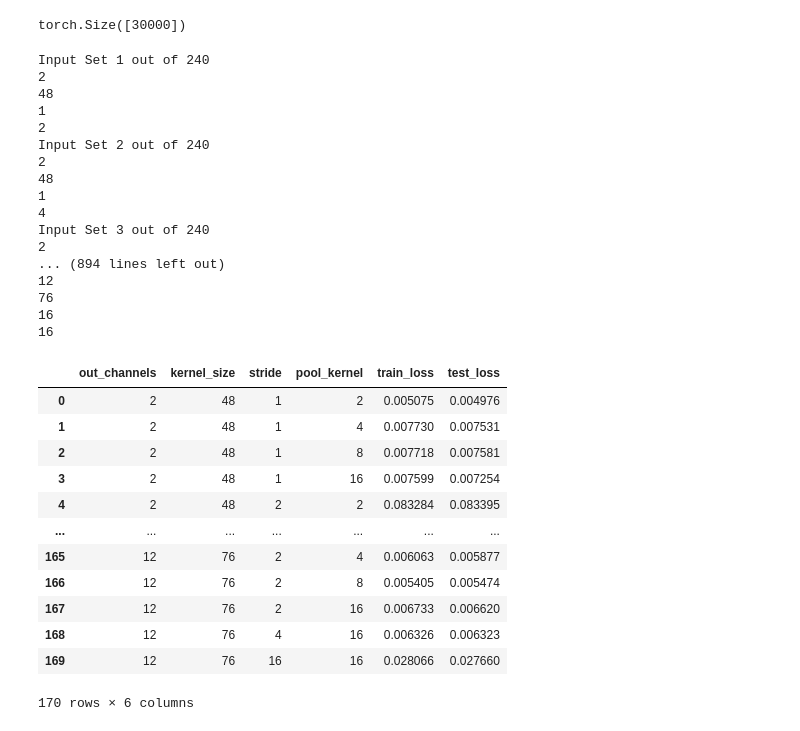
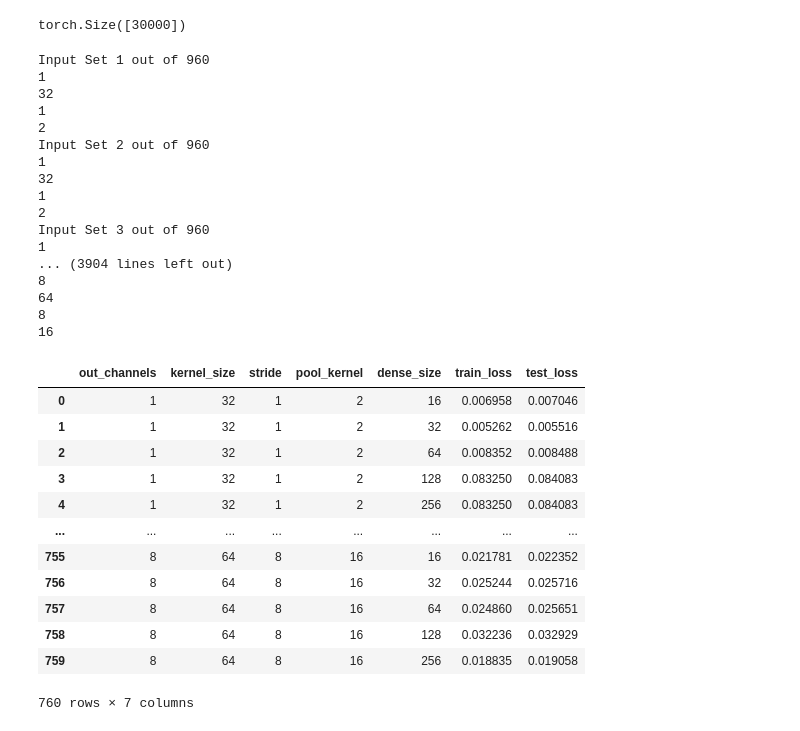
Before and after one commit to ncallahanml/baseline_networks, a Jupyter notebook: SineWaveGenerator.ipynb, the cells around one changed output. Saved outputs shown, nothing was run; the diff lists cells and outputs as text; code cells hidden in the pictures.

```diff
--- a/SineWaveGenerator.ipynb
+++ b/SineWaveGenerator.ipynb
@@ -387,7 +434,7 @@ def train(
                 if test_loss > loss_buffer:
                     patience += 1
                     if patience >= early_stop_patience:
-                        items = items[-early_stop_patience:]
+                        items = items[:-early_stop_patience]
                         model = model_buffer
                         break
                 else:
@@ -411,19 +458,19 @@ def plot_loss(items, title='', step=1):
     plt.show()
     return
 # %%
-out_channelss = [2,4,6,8,12]
-kernel_sizes = [48,64,76]
-strides = [1,2,4,16]
+out_channelss = [1,2,4,8]
+kernel_sizes = [32,48,64]
+strides = [1,2,4,8]
 pool_kernels = [2,4,8,16]
-dense_size = [16,32,64,128,256]
+dense_sizes = [16,32,64,128,256]
 
-total_i = np.prod((len(out_channelss), len(kernel_sizes), len(strides), len(pool_kernels)))
+total_i = np.prod((len(out_channelss), len(kernel_sizes), len(strides), len(pool_kernels), len(dense_sizes)))
 
-columns = ['out_channels','kernel_size','stride','pool_kernel','train_loss','test_loss']
+columns = ['out_channels','kernel_size','stride','pool_kernel','dense_size','train_loss','test_loss']
 rows = list()
 n_epochs = 6
 batch_size = 128
-for i, (out_channels, kernel_size, stride, pool_kernel) in enumerate(itertools.product(out_channelss, kernel_sizes, strides, pool_kernels)):
+for i, (out_channels, kernel_size, stride, pool_kernel, dense_size) in enumerate(itertools.product(out_channelss, kernel_sizes, strides, pool_kernels, dense_sizes)):
     if stride is None:
         stride = kernel_size
     if stride > kernel_size or stride > pool_kernel:
@@ -438,62 +485,63 @@ for i, (out_channels, kernel_size, stride, pool_kernel) in enumerate(itertools.p
         kernel_size=kernel_size,
         stride=stride,
         pool_kernel=pool_kernel,
+        dense_size=dense_size,
     ).double()
 
     try:
         model, items = train(
             model,
             train_dataset,
             test_dataset,
             n_epochs=n_epochs,
             batch_size=batch_size,
             test_full=True
         )
     except RuntimeError as re:
         print(re)
         continue
 
     train_loss, test_loss = zip(*items)
     assert len(train_loss) == n_epochs
     train_loss = np.mean(train_loss[2:])
     test_loss = np.mean(test_loss[2:])
 
-    rows.append((out_channels, kernel_size, stride, pool_kernel, train_loss, test_loss))
+    rows.append((out_channels, kernel_size, stride, pool_kernel, dense_size, train_loss, test_loss))
 
 grid_df = pd.DataFrame(rows)
 assert grid_df.shape[1] == len(columns), f'{grid_df.shape[1]} != {len(columns)}'
 grid_df.columns = columns
-grid_df.to_csv(f'training_io_{pd.to_datetime("today").strftime("%Y-%m-%d")}.csv')
+grid_df.to_csv(f'training_io_{pd.to_datetime("today").strftime("%Y-%m-%d:%H")}.csv')
 display(grid_df)
 # %% [output]
-Input Set 1 out of 240
-2
-48
+Input Set 1 out of 960
+1
+32
 1
 2
-Input Set 2 out of 240
+Input Set 2 out of 960
+1
+32
+1
 2
-48
+Input Set 3 out of 960
 1
-4
-Input Set 3 out of 240
-2
-... (894 lines left out)
-12
-76
+... (3904 lines left out)
+8
+64
+8
 16
-16
-|  | out_channels | kernel_size | stride | pool_kernel | train_loss | test_loss |
-| 0 | 2 | 48 | 1 | 2 | 0.005075 | 0.004976 |
-| 1 | 2 | 48 | 1 | 4 | 0.007730 | 0.007531 |
-| 2 | 2 | 48 | 1 | 8 | 0.007718 | 0.007581 |
-| 3 | 2 | 48 | 1 | 16 | 0.007599 | 0.007254 |
-| 4 | 2 | 48 | 2 | 2 | 0.083284 | 0.083395 |
-| ... | ... | ... | ... | ... | ... | ... |
-| 165 | 12 | 76 | 2 | 4 | 0.006063 | 0.005877 |
-| 166 | 12 | 76 | 2 | 8 | 0.005405 | 0.005474 |
-| 167 | 12 | 76 | 2 | 16 | 0.006733 | 0.006620 |
-| 168 | 12 | 76 | 4 | 16 | 0.006326 | 0.006323 |
-| 169 | 12 | 76 | 16 | 16 | 0.028066 | 0.027660 |
+|  | out_channels | kernel_size | stride | pool_kernel | dense_size | train_loss | test_loss |
+| 0 | 1 | 32 | 1 | 2 | 16 | 0.006958 | 0.007046 |
+| 1 | 1 | 32 | 1 | 2 | 32 | 0.005262 | 0.005516 |
+| 2 | 1 | 32 | 1 | 2 | 64 | 0.008352 | 0.008488 |
+| 3 | 1 | 32 | 1 | 2 | 128 | 0.083250 | 0.084083 |
+| 4 | 1 | 32 | 1 | 2 | 256 | 0.083250 | 0.084083 |
+| ... | ... | ... | ... | ... | ... | ... | ... |
+| 755 | 8 | 64 | 8 | 16 | 16 | 0.021781 | 0.022352 |
+| 756 | 8 | 64 | 8 | 16 | 32 | 0.025244 | 0.025716 |
+| 757 | 8 | 64 | 8 | 16 | 64 | 0.024860 | 0.025651 |
+| 758 | 8 | 64 | 8 | 16 | 128 | 0.032236 | 0.032929 |
+| 759 | 8 | 64 | 8 | 16 | 256 | 0.018835 | 0.019058 |
-170 rows × 6 columns
+760 rows × 7 columns
 # %%
```
Also changed, not shown: parts of 5 cells of this notebook, 1 other file.
